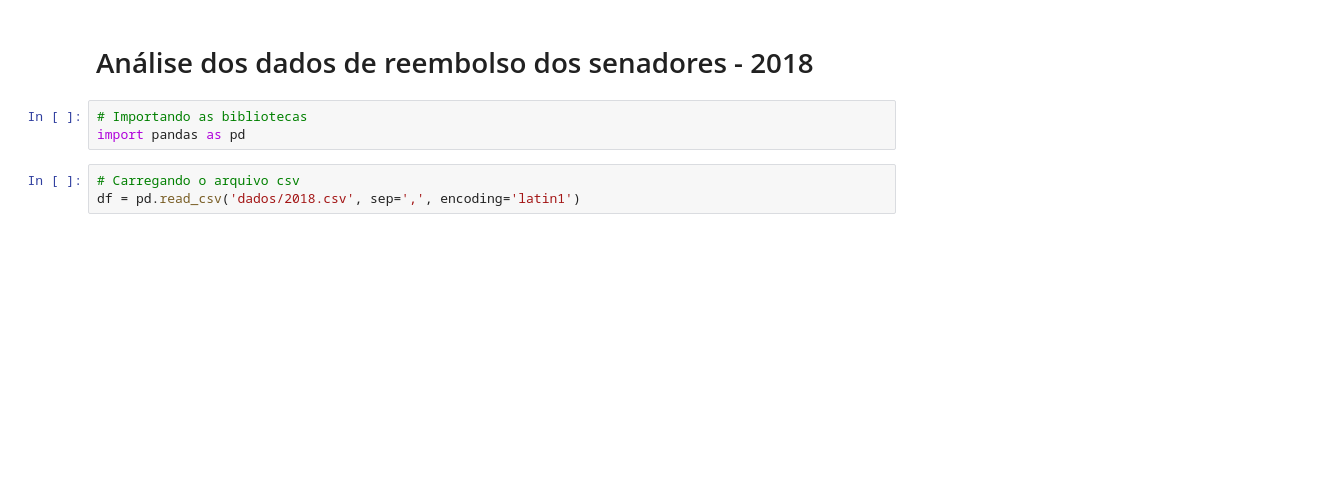
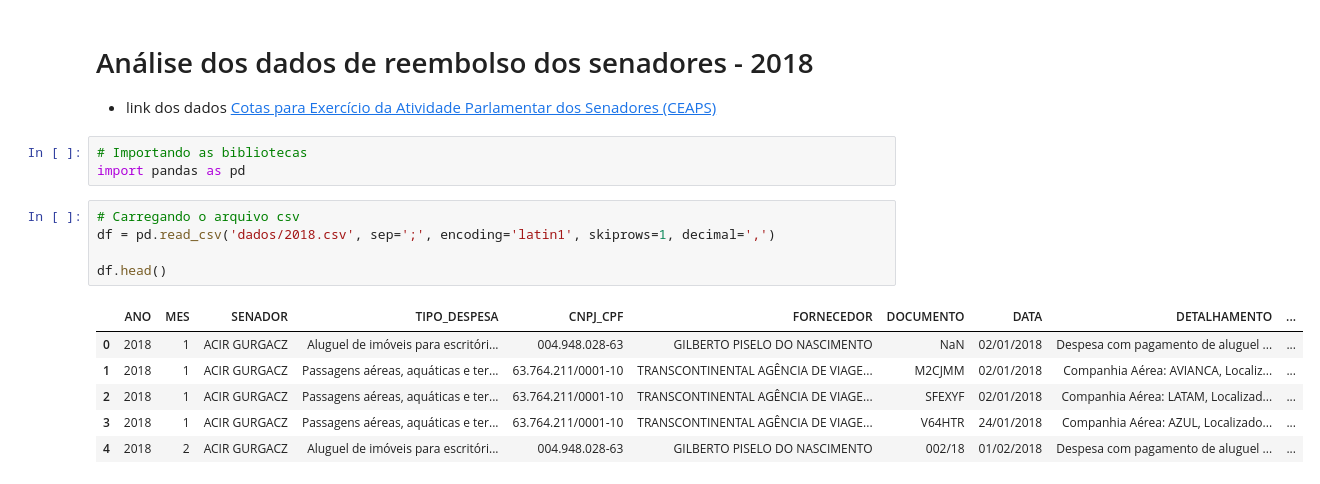
Before and after one commit to ValeriaNiceria/analise_dados_python, a Jupyter notebook: notebooks/cotas_para_exercicio_da_atividade_parlamentar_dos_senadores/senadores.ipynb, the cells around one changed output. Saved outputs shown, nothing was run; the diff lists cells and outputs as text; blank space fills up the shorter version.

Commit message:
Análise dos dados de reembolso dos senadores - 2018

```diff
--- a/notebooks/cotas_para_exercicio_da_atividade_parlamentar_dos_senadores/senadores.ipynb
+++ b/notebooks/cotas_para_exercicio_da_atividade_parlamentar_dos_senadores/senadores.ipynb
@@ -1,8 +1,18 @@
-# %% [markdown]
-# Análise dos dados de reembolso dos senadores - 2018
+# %% [markdown]
+# Análise dos dados de reembolso dos senadores - 2018
+* link dos dados [Cotas para Exercício da Atividade Parlamentar dos Senadores (CEAPS)](https://www12.senado.leg.br/transparencia/dados-abertos-transparencia/dados-abertos-ceaps)
 # %%
 # Importando as bibliotecas
 import pandas as pd
 # %%
 # Carregando o arquivo csv
-df = pd.read_csv('dados/2018.csv', sep=',', encoding='latin1')
+df = pd.read_csv('dados/2018.csv', sep=';', encoding='latin1', skiprows=1, decimal=',')
+
+df.head()
+# %% [output]
+|  | ANO | MES | SENADOR | TIPO_DESPESA | CNPJ_CPF | FORNECEDOR | DOCUMENTO | DATA | DETALHAMENTO | ... |
+| 0 | 2018 | 1 | ACIR GURGACZ | Aluguel de imóveis para escritóri... | 004.948.028-63 | GILBERTO PISELO DO NASCIMENTO | NaN | 02/01/2018 | Despesa com pagamento de aluguel ... | ... |
+| 1 | 2018 | 1 | ACIR GURGACZ | Passagens aéreas, aquáticas e ter... | 63.764.211/0001-10 | TRANSCONTINENTAL AGÊNCIA DE VIAGE... | M2CJMM | 02/01/2018 | Companhia Aérea: AVIANCA, Localiz... | ... |
+| 2 | 2018 | 1 | ACIR GURGACZ | Passagens aéreas, aquáticas e ter... | 63.764.211/0001-10 | TRANSCONTINENTAL AGÊNCIA DE VIAGE... | SFEXYF | 02/01/2018 | Companhia Aérea: LATAM, Localizad... | ... |
+| 3 | 2018 | 1 | ACIR GURGACZ | Passagens aéreas, aquáticas e ter... | 63.764.211/0001-10 | TRANSCONTINENTAL AGÊNCIA DE VIAGE... | V64HTR | 24/01/2018 | Companhia Aérea: AZUL, Localizado... | ... |
+| 4 | 2018 | 2 | ACIR GURGACZ | Aluguel de imóveis para escritóri... | 004.948.028-63 | GILBERTO PISELO DO NASCIMENTO | 002/18 | 01/02/2018 | Despesa com pagamento de aluguel ... | ... |
```
Also changed, not shown: parts of 10 cells of this notebook, 1 other file.
